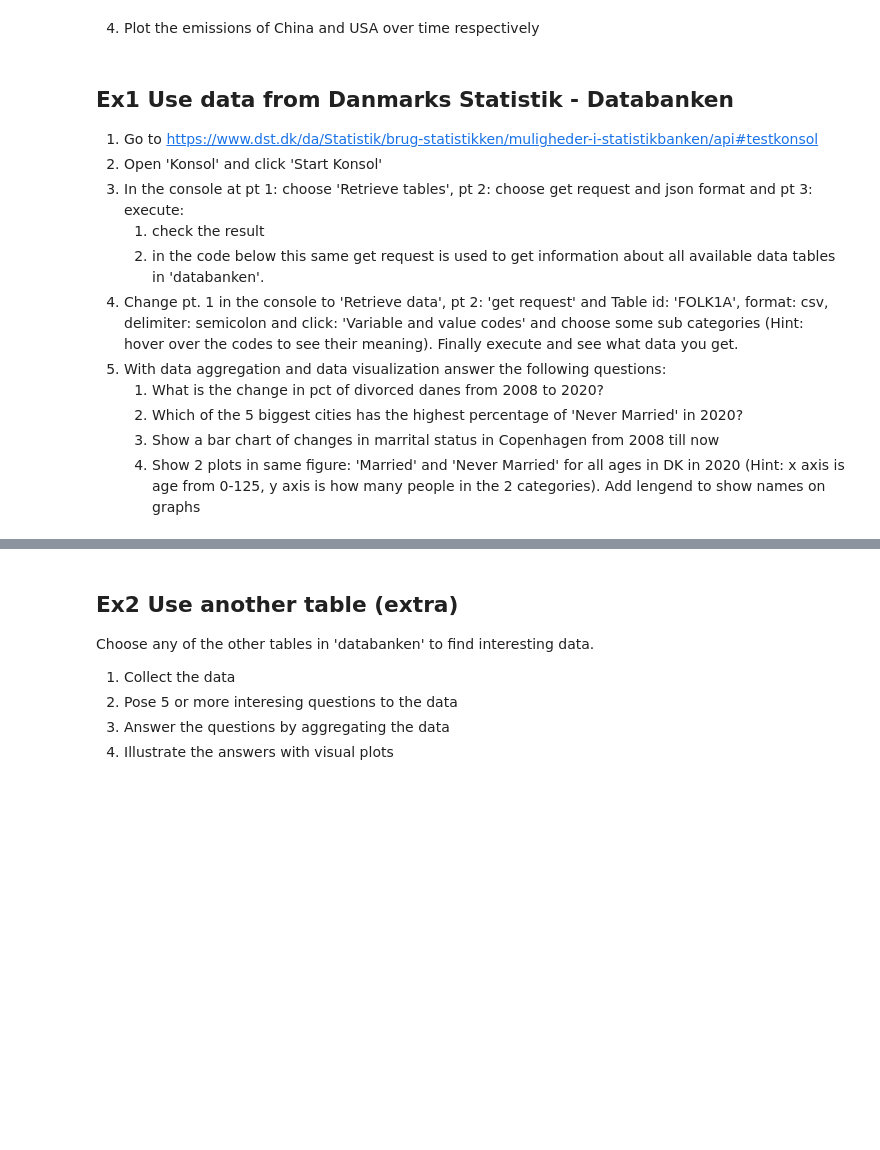
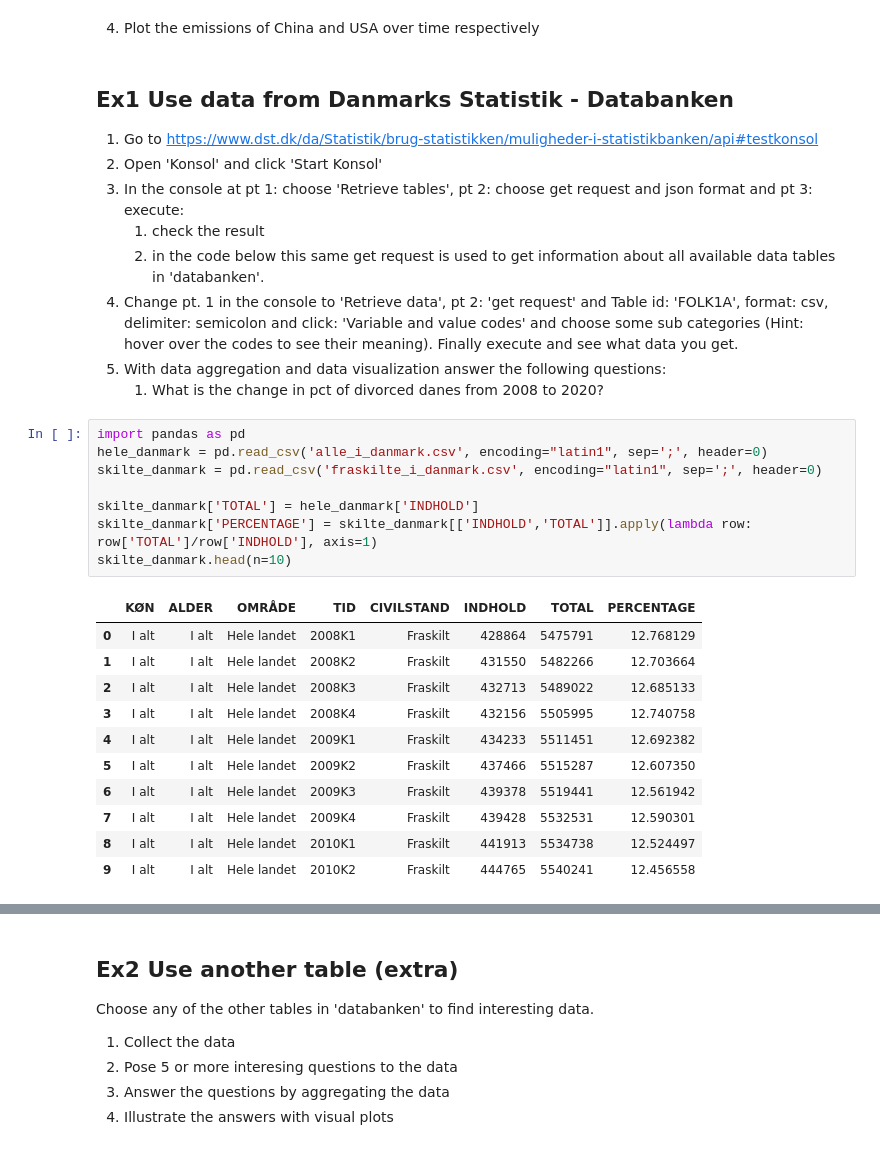
Before and after one commit to uiop860/python_valgfag, a Jupyter notebook: week05/05_excercises.ipynb, the cells around one changed output, grey strips where cells are left out. Saved outputs shown, nothing was run; the diff lists cells and outputs as text; blank space fills up the shorter version.

```diff
--- a/week05/05_excercises.ipynb
+++ b/week05/05_excercises.ipynb
@@ -118,6 +118,23 @@ data[data['Country Code'].isin(codes)].sort_values('2014', ascending=False)[['Co
 4. Change pt. 1 in the console to 'Retrieve data', pt 2: 'get request' and Table id: 'FOLK1A', format: csv, delimiter: semicolon and click: 'Variable and value codes' and choose some sub categories (Hint: hover over the codes to see their meaning). Finally execute and see what data you get.
 5. With data aggregation and data visualization answer the following questions:
     1. What is the change in pct of divorced danes from 2008 to 2020?
-    2. Which of the 5 biggest cities has the highest percentage of 'Never Married' in 2020?
-    3. Show a bar chart of changes in marrital status in Copenhagen from 2008 till now
-    4. Show 2 plots in same figure: 'Married' and 'Never Married' for all ages in DK in 2020 (Hint: x axis is age from  0-125, y axis is how many people in the 2 categories). Add lengend to show names on graphs
+# %%
+import pandas as pd
+hele_danmark = pd.read_csv('alle_i_danmark.csv', encoding="latin1", sep=';', header=0)
+skilte_danmark = pd.read_csv('fraskilte_i_danmark.csv', encoding="latin1", sep=';', header=0)
+
+skilte_danmark['TOTAL'] = hele_danmark['INDHOLD']
+skilte_danmark['PERCENTAGE'] = skilte_danmark[['INDHOLD','TOTAL']].apply(lambda row: row['TOTAL']/row['INDHOLD'], axis=1)
+skilte_danmark.head(n=10)
+# %% [output]
+|  | KØN | ALDER | OMRÅDE | TID | CIVILSTAND | INDHOLD | TOTAL | PERCENTAGE |
+| 0 | I alt | I alt | Hele landet | 2008K1 | Fraskilt | 428864 | 5475791 | 12.768129 |
+| 1 | I alt | I alt | Hele landet | 2008K2 | Fraskilt | 431550 | 5482266 | 12.703664 |
+| 2 | I alt | I alt | Hele landet | 2008K3 | Fraskilt | 432713 | 5489022 | 12.685133 |
+| 3 | I alt | I alt | Hele landet | 2008K4 | Fraskilt | 432156 | 5505995 | 12.740758 |
+| 4 | I alt | I alt | Hele landet | 2009K1 | Fraskilt | 434233 | 5511451 | 12.692382 |
+| 5 | I alt | I alt | Hele landet | 2009K2 | Fraskilt | 437466 | 5515287 | 12.607350 |
+| 6 | I alt | I alt | Hele landet | 2009K3 | Fraskilt | 439378 | 5519441 | 12.561942 |
+| 7 | I alt | I alt | Hele landet | 2009K4 | Fraskilt | 439428 | 5532531 | 12.590301 |
+| 8 | I alt | I alt | Hele landet | 2010K1 | Fraskilt | 441913 | 5534738 | 12.524497 |
+| 9 | I alt | I alt | Hele landet | 2010K2 | Fraskilt | 444765 | 5540241 | 12.456558 |
```
Also changed, not shown: parts of 6 cells of this notebook, 6 other files.
